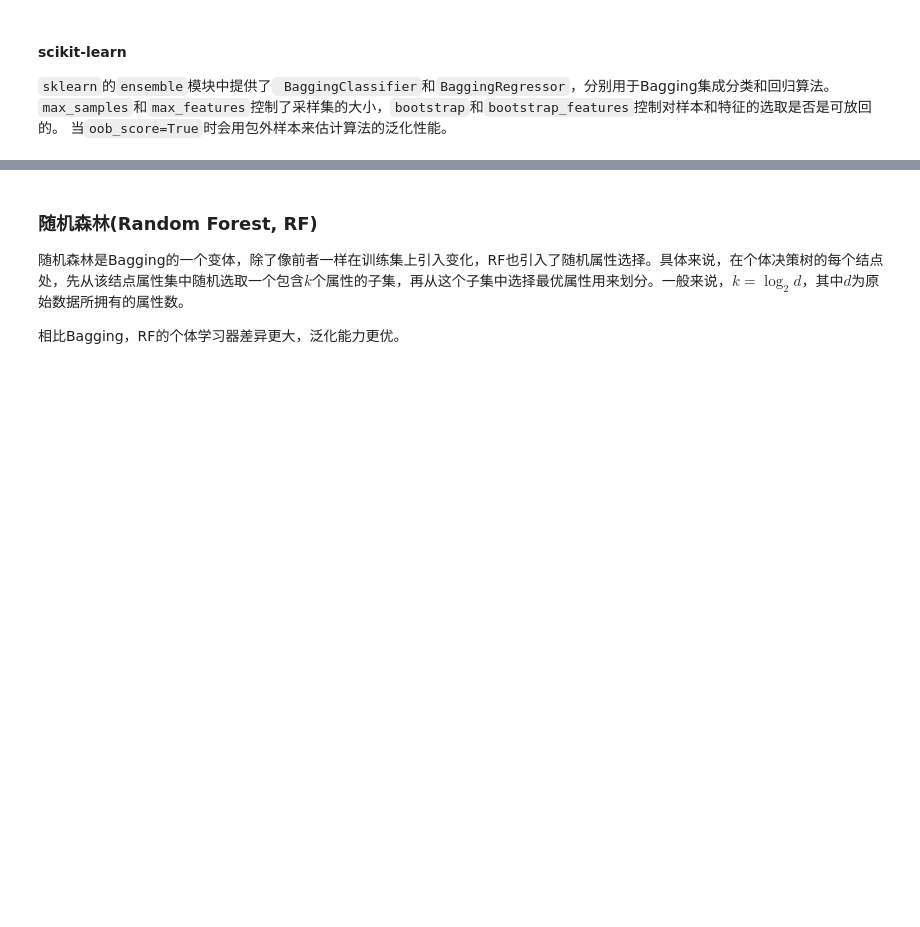
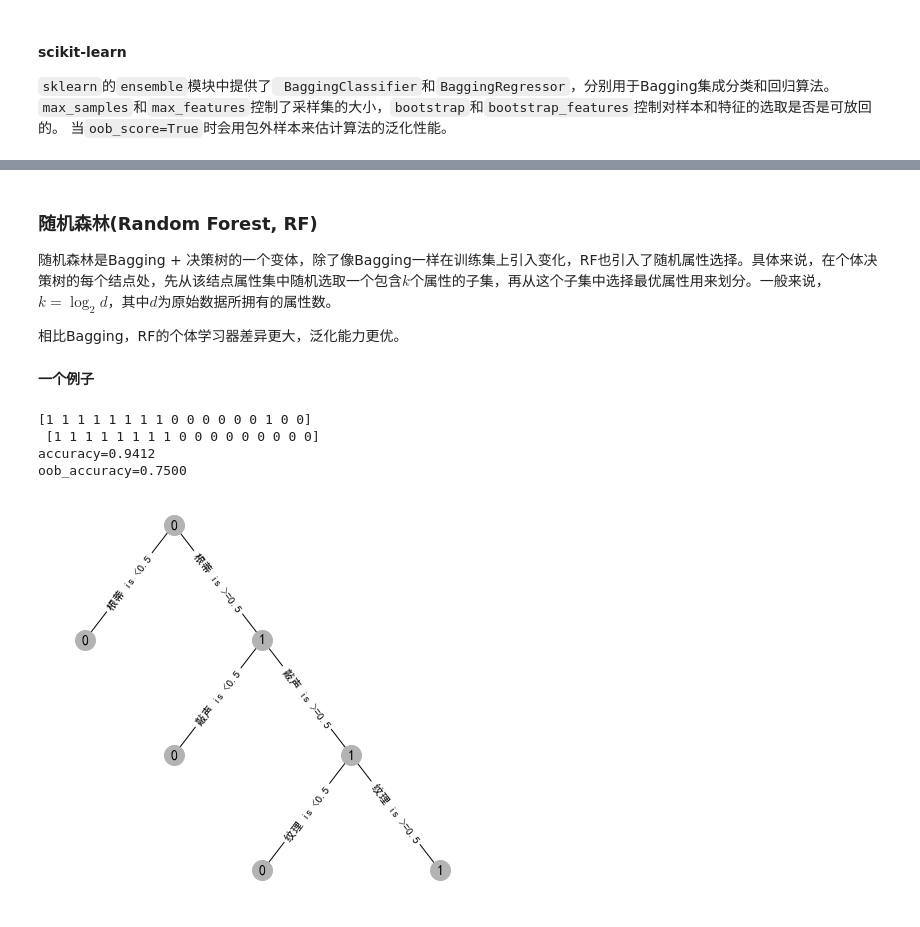
Before and after one commit to szqtc/MyMachineLearningNotes, a Jupyter notebook: 3_Trees.ipynb, the cells around one changed output, grey strips where cells are left out. Cells and saved outputs as stored; diff of their text form; code cells hidden in the pictures; blank space fills up the shorter version.

```diff
--- a/3_Trees.ipynb
+++ b/3_Trees.ipynb
@@ -1362,6 +1402,6 @@ accuracy=0.8235
 #### scikit-learn
 `sklearn`的`ensemble`模块中提供了` BaggingClassifier`和`BaggingRegressor`，分别用于Bagging集成分类和回归算法。`max_samples`和`max_features`控制了采样集的大小，`bootstrap`和`bootstrap_features`控制对样本和特征的选取是否是可放回的。 当`oob_score=True`时会用包外样本来估计算法的泛化性能。
 # %%
-ct = tree.DecisionTreeClassifier(max_depth=2)
-cte = ensemble.BaggingClassifier(ct, 11, oob_score=True)
+ct = tree.DecisionTreeClassifier(max_depth=3)
+cte = ensemble.BaggingClassifier(ct, 11, oob_score=True, random_state=1)
 # %%
@@ -1388,5 +1430,5 @@ cte.predict(X4), y4.ravel()
 # %% [markdown]
 ### 随机森林(Random Forest, RF)
-随机森林是Bagging的一个变体，除了像前者一样在训练集上引入变化，RF也引入了随机属性选择。具体来说，在个体决策树的每个结点处，先从该结点属性集中随机选取一个包含$k$个属性的子集，再从这个子集中选择最优属性用来划分。一般来说，$k=\log_2 d$，其中$d$为原始数据所拥有的属性数。
+随机森林是Bagging + 决策树的一个变体，除了像Bagging一样在训练集上引入变化，RF也引入了随机属性选择。具体来说，在个体决策树的每个结点处，先从该结点属性集中随机选取一个包含$k$个属性的子集，再从这个子集中选择最优属性用来划分。一般来说，$k=\log_2 d$，其中$d$为原始数据所拥有的属性数。
 
 相比Bagging，RF的个体学习器差异更大，泛化能力更优。
@@ -1392,0 +1523,19 @@ cte.predict(X4), y4.ravel()
+# %% [markdown]
+**一个例子**
+# %%
+fst = random_forest(cart_classifier, n_estimators=11, seed=8, maxdepth=3)
+fst.fit(X_, y_)
+# %%
+y__pred = fst.predict(X_)
+print(y__pred.ravel(), '\n', y_.ravel())
+print('accuracy={:.4f}'.format((y__pred==y_).sum()/y_.shape[0]))
+print('oob_accuracy={:.4f}'.format(fst.oob_score_))
+# %% [output]
+[1 1 1 1 1 1 1 1 0 0 0 0 0 0 1 0 0]
+ [1 1 1 1 1 1 1 1 0 0 0 0 0 0 0 0 0]
+accuracy=0.9412
+oob_accuracy=0.7500
+# %%
+_ = fst.estimators[0].visualize(figsize=(7, 7), colnames=colnames[fst.features_[0]])
+# %% [output]
+[figure, added]
```
Also changed, not shown: parts of 32 cells of this notebook, 1 other file.
